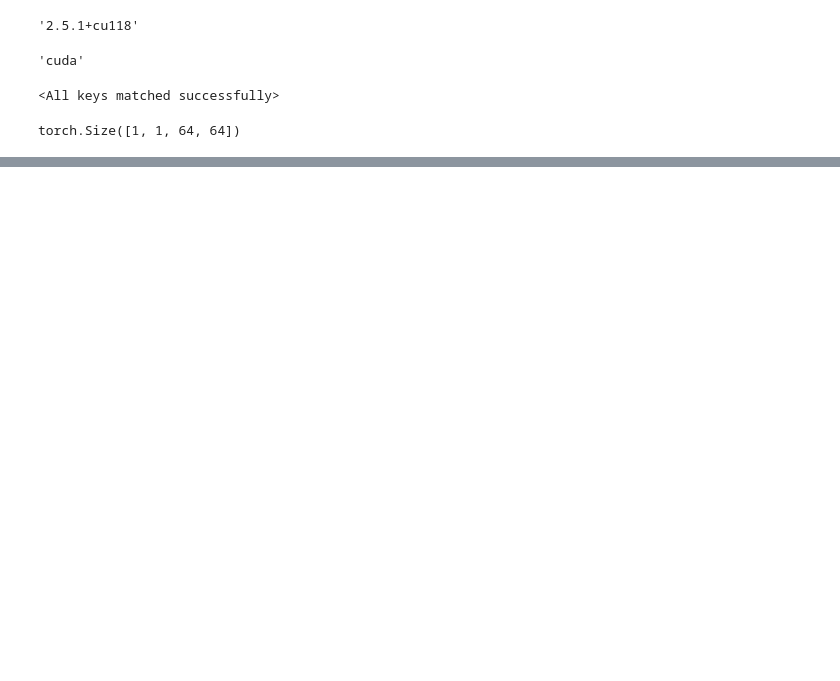
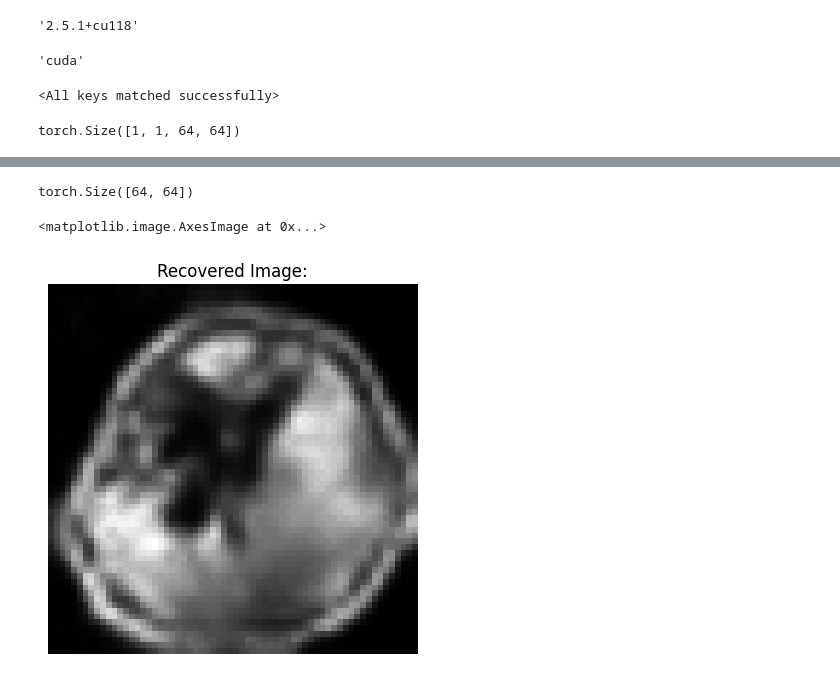
Before and after one commit to VectorJamo/Deep-Learning-Projects, a Jupyter notebook: Model Inversion/Tumor Inversion/Tumor Model Inversion .ipynb, the cells around one changed output, grey strips where cells are left out. Cells and saved outputs as stored; diff of their text form; code cells hidden in the pictures; blank space fills up the shorter version.

Commit message:
Model Inversion Success

```diff
--- a/Model Inversion/Tumor Inversion/Tumor Model Inversion .ipynb
+++ b/Model Inversion/Tumor Inversion/Tumor Model Inversion .ipynb
@@ -120,0 +212,5 @@ torch.Size([64, 64])
+# %%
+# Do Model Inversion
+# Define a learnable latent vector
+z = torch.randn(1, z_dim, 1, 1, requires_grad=True)  # Start with random noise
+z.shape
@@ -120,0 +269,13 @@ torch.Size([64, 64])
+# %%
+# Display the generated image
+img = gen(z.to(device)).squeeze(dim=0).squeeze(dim=0)
+print(img.shape)
+# %% [output]
+torch.Size([64, 64])
+# %%
+plt.axis(False)
+plt.title('Recovered Image:')
+plt.imshow(img.cpu().detach(), cmap='gray')
+# %% [output]
+<matplotlib.image.AxesImage at 0x...>
+[figure, added]
```
Also changed, not shown: parts of 10 cells of this notebook, 1 other file.
